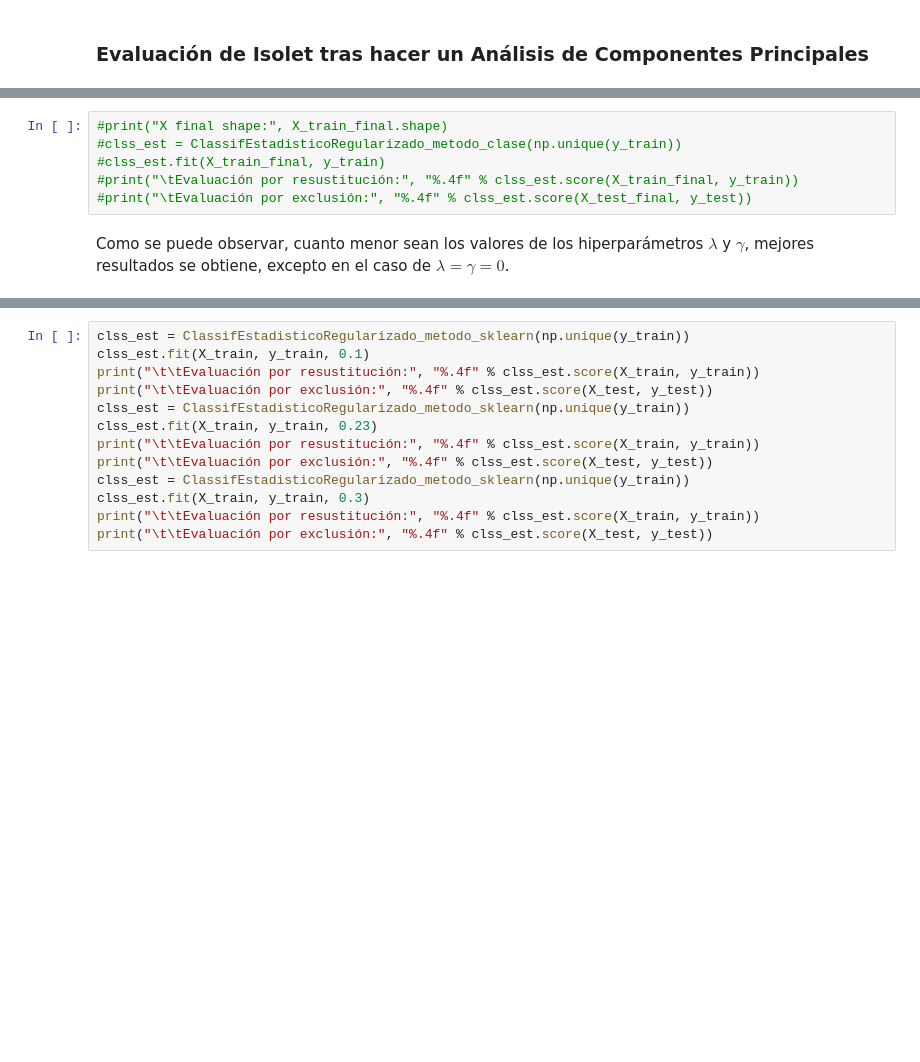
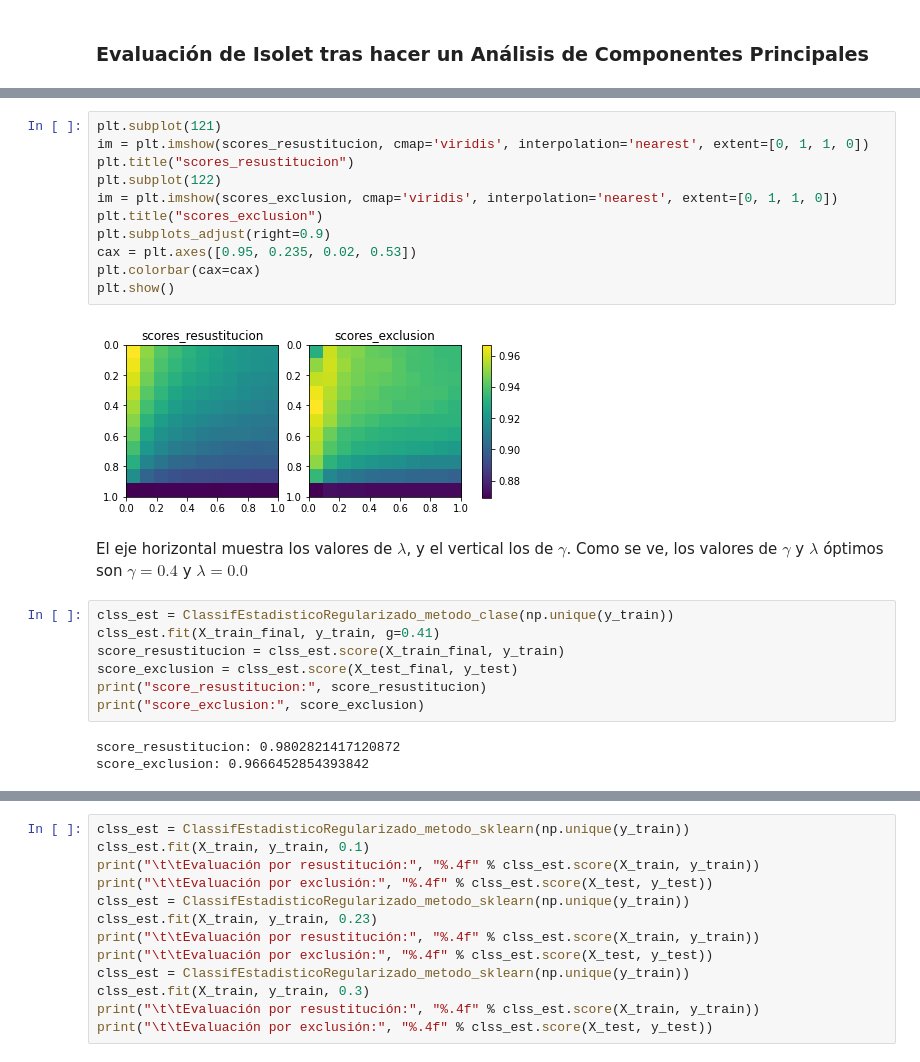
Before and after one commit to JB0linches/ReconocimientoDeFormas, a Jupyter notebook: Practica4.ipynb, the cells around one changed output, grey strips where cells are left out. Drawn from its saved outputs; the diff is of its cells as text; blank space fills up the shorter version.

```diff
--- a/Practica4.ipynb
+++ b/Practica4.ipynb
@@ -873,8 +1129,25 @@ plt.show()
+# %%
+plt.subplot(121)
+im = plt.imshow(scores_resustitucion, cmap='viridis', interpolation='nearest', extent=[0, 1, 1, 0])
+plt.title("scores_resustitucion")
+plt.subplot(122)
+im = plt.imshow(scores_exclusion, cmap='viridis', interpolation='nearest', extent=[0, 1, 1, 0])
+plt.title("scores_exclusion")
+plt.subplots_adjust(right=0.9)
+cax = plt.axes([0.95, 0.235, 0.02, 0.53])
+plt.colorbar(cax=cax)
+plt.show()
+# %% [output]
+[figure, added]
+# %% [markdown]
+El eje horizontal muestra los valores de $\lambda$, y el vertical los de $\gamma$. Como se ve, los valores de $\gamma$ y $\lambda$ óptimos son $\gamma=0.4$ y $\lambda = 0.0$
 # %%
-#print("X final shape:", X_train_final.shape)
-#clss_est = ClassifEstadisticoRegularizado_metodo_clase(np.unique(y_train))
-#clss_est.fit(X_train_final, y_train)
-#print("\tEvaluación por resustitución:", "%.4f" % clss_est.score(X_train_final, y_train))
-#print("\tEvaluación por exclusión:", "%.4f" % clss_est.score(X_test_final, y_test))
+clss_est = ClassifEstadisticoRegularizado_metodo_clase(np.unique(y_train))
+clss_est.fit(X_train_final, y_train, g=0.41)
+score_resustitucion = clss_est.score(X_train_final, y_train)
+score_exclusion = clss_est.score(X_test_final, y_test)
+print("score_resustitucion:", score_resustitucion)
+print("score_exclusion:", score_exclusion)
+# %% [output]
+score_resustitucion: 0.9802821417120872
+score_exclusion: 0.9666452854393842
-# %% [markdown]
-Como se puede observar, cuanto menor sean los valores de los hiperparámetros $\lambda$ y $\gamma$, mejores resultados se obtiene, excepto en el caso de $\lambda = \gamma = 0$.
```
Also changed, not shown: parts of 22 cells of this notebook.
